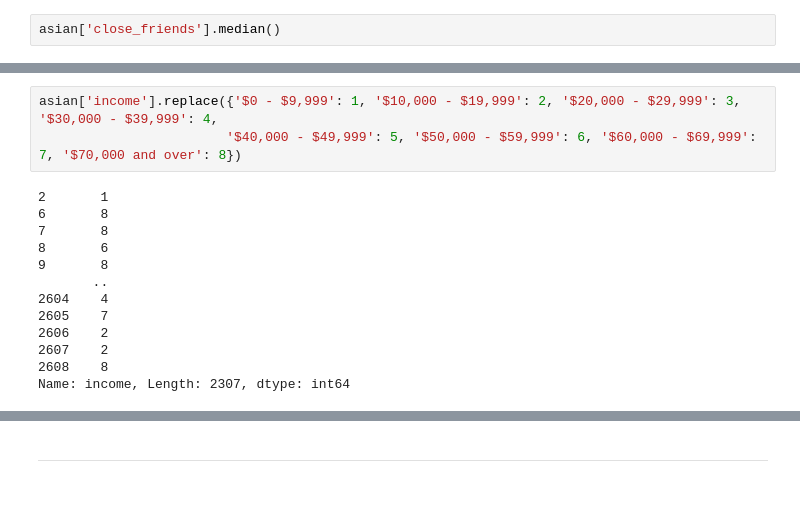
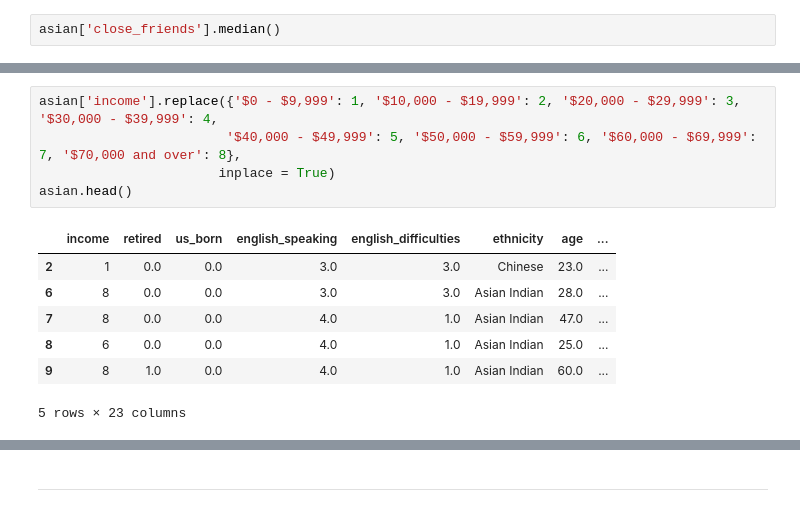
Before and after one commit to lincychen/INFO2950-FinalProject, a Jupyter notebook: part2.ipynb, the cells around one changed output, grey strips where cells are left out. Cells and saved outputs as stored; diff of their text form.

```diff
--- a/part2.ipynb
+++ b/part2.ipynb
@@ -151,19 +142,16 @@ list(set(asian['income']))
 # %%
 asian['income'].replace({'$0 - $9,999': 1, '$10,000 - $19,999': 2, '$20,000 - $29,999': 3, '$30,000 - $39,999': 4,
-                        '$40,000 - $49,999': 5, '$50,000 - $59,999': 6, '$60,000 - $69,999': 7, '$70,000 and over': 8})
+                        '$40,000 - $49,999': 5, '$50,000 - $59,999': 6, '$60,000 - $69,999': 7, '$70,000 and over': 8},
+                       inplace = True)
+asian.head()
 # %% [output]
+|  | income | retired | us_born | english_speaking | english_difficulties | ethnicity | age | ... |
+| 2 | 1 | 0.0 | 0.0 | 3.0 | 3.0 | Chinese | 23.0 | ... |
+| 6 | 8 | 0.0 | 0.0 | 3.0 | 3.0 | Asian Indian | 28.0 | ... |
+| 7 | 8 | 0.0 | 0.0 | 4.0 | 1.0 | Asian Indian | 47.0 | ... |
+| 8 | 6 | 0.0 | 0.0 | 4.0 | 1.0 | Asian Indian | 25.0 | ... |
+| 9 | 8 | 1.0 | 0.0 | 4.0 | 1.0 | Asian Indian | 60.0 | ... |
-2       1
-6       8
-7       8
-8       6
-9       8
-       ..
-2604    4
-2605    7
-2606    2
-2607    2
-2608    8
-Name: income, Length: 2307, dtype: int64
+5 rows × 23 columns
 # %%
 # fixing income column to type float
 # type(asian['income'][1])
```
Also changed, not shown: parts of 2 cells of this notebook, 2 other files.
